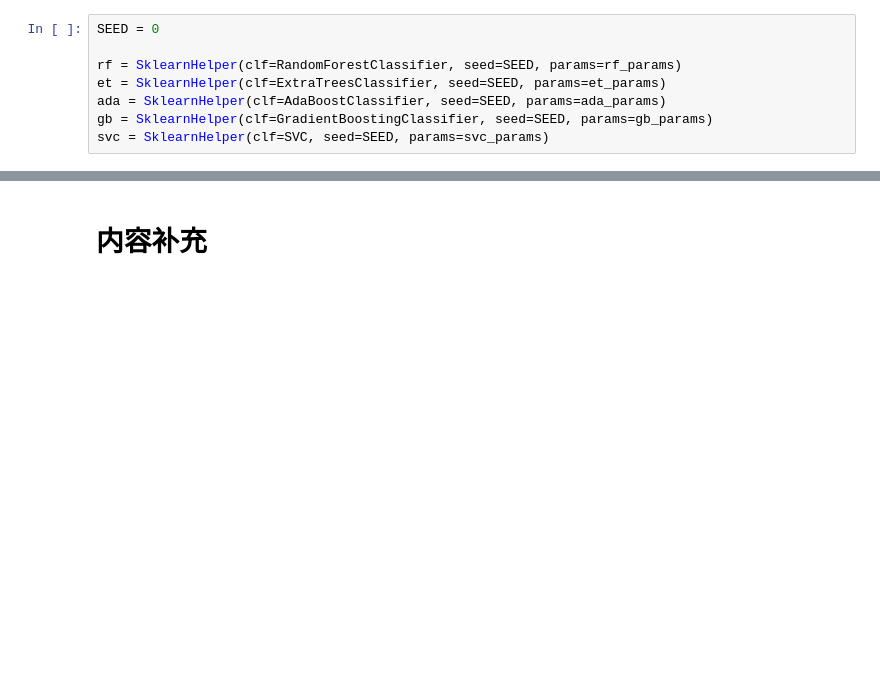
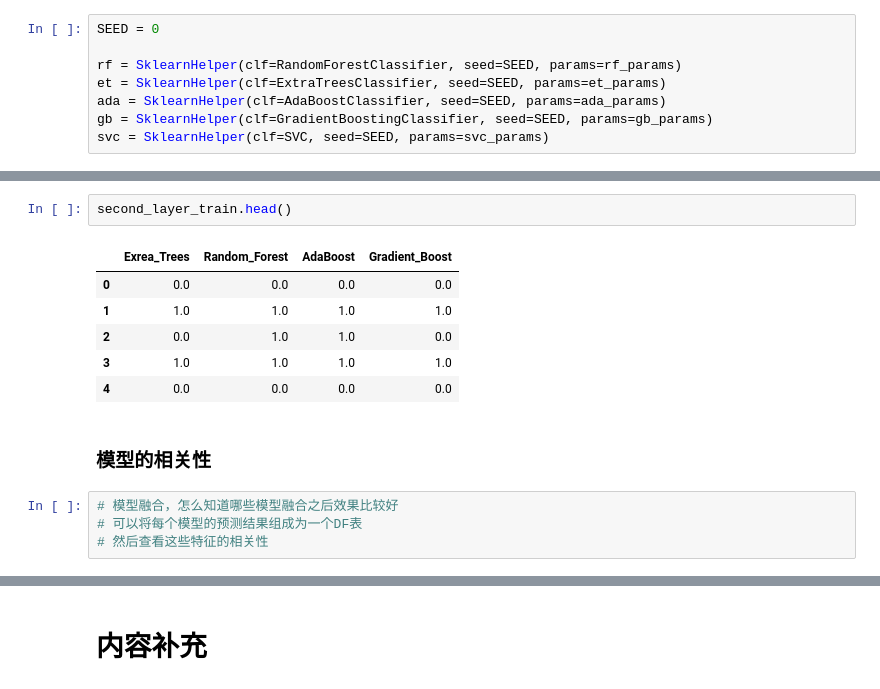
Before and after one commit to Miki123-gif/Competition-Training, a Jupyter notebook: 参照特征工程入门这本书.ipynb, the cells around one changed output, grey strips where cells are left out. Saved outputs shown, nothing was run; the diff lists cells and outputs as text; blank space fills up the shorter version.

```diff
--- a/参照特征工程入门这本书.ipynb
+++ b/参照特征工程入门这本书.ipynb
@@ -1550,0 +1694,15 @@ svc = SklearnHelper(clf=SVC, seed=SEED, params=svc_params)
+# %%
+second_layer_train.head()
+# %% [output]
+|  | Exrea_Trees | Random_Forest | AdaBoost | Gradient_Boost |
+| 0 | 0.0 | 0.0 | 0.0 | 0.0 |
+| 1 | 1.0 | 1.0 | 1.0 | 1.0 |
+| 2 | 0.0 | 1.0 | 1.0 | 0.0 |
+| 3 | 1.0 | 1.0 | 1.0 | 1.0 |
+| 4 | 0.0 | 0.0 | 0.0 | 0.0 |
+# %% [markdown]
+### 模型的相关性
+# %%
+# 模型融合，怎么知道哪些模型融合之后效果比较好
+# 可以将每个模型的预测结果组成为一个DF表
+# 然后查看这些特征的相关性
```
Also changed, not shown: parts of 54 cells of this notebook.
